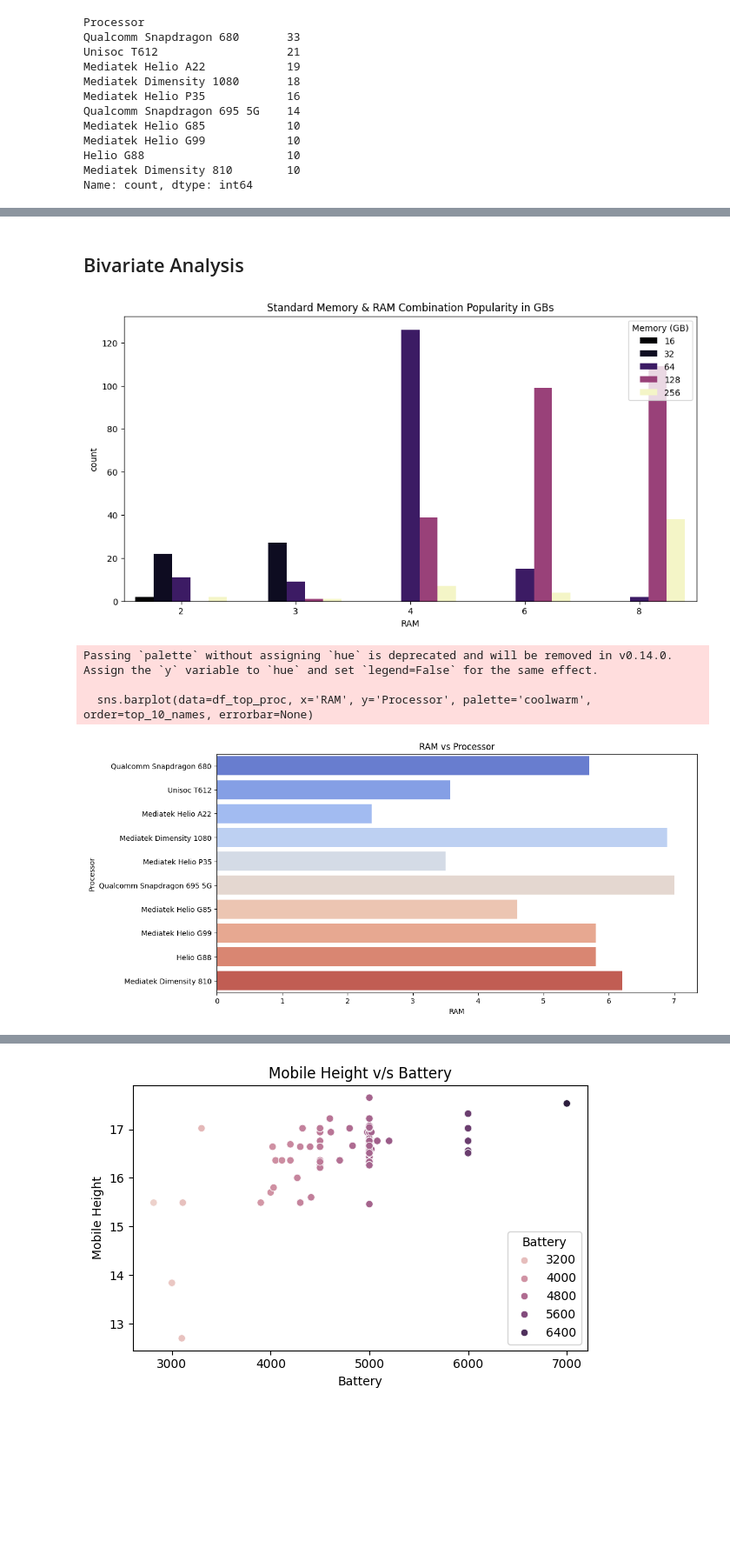
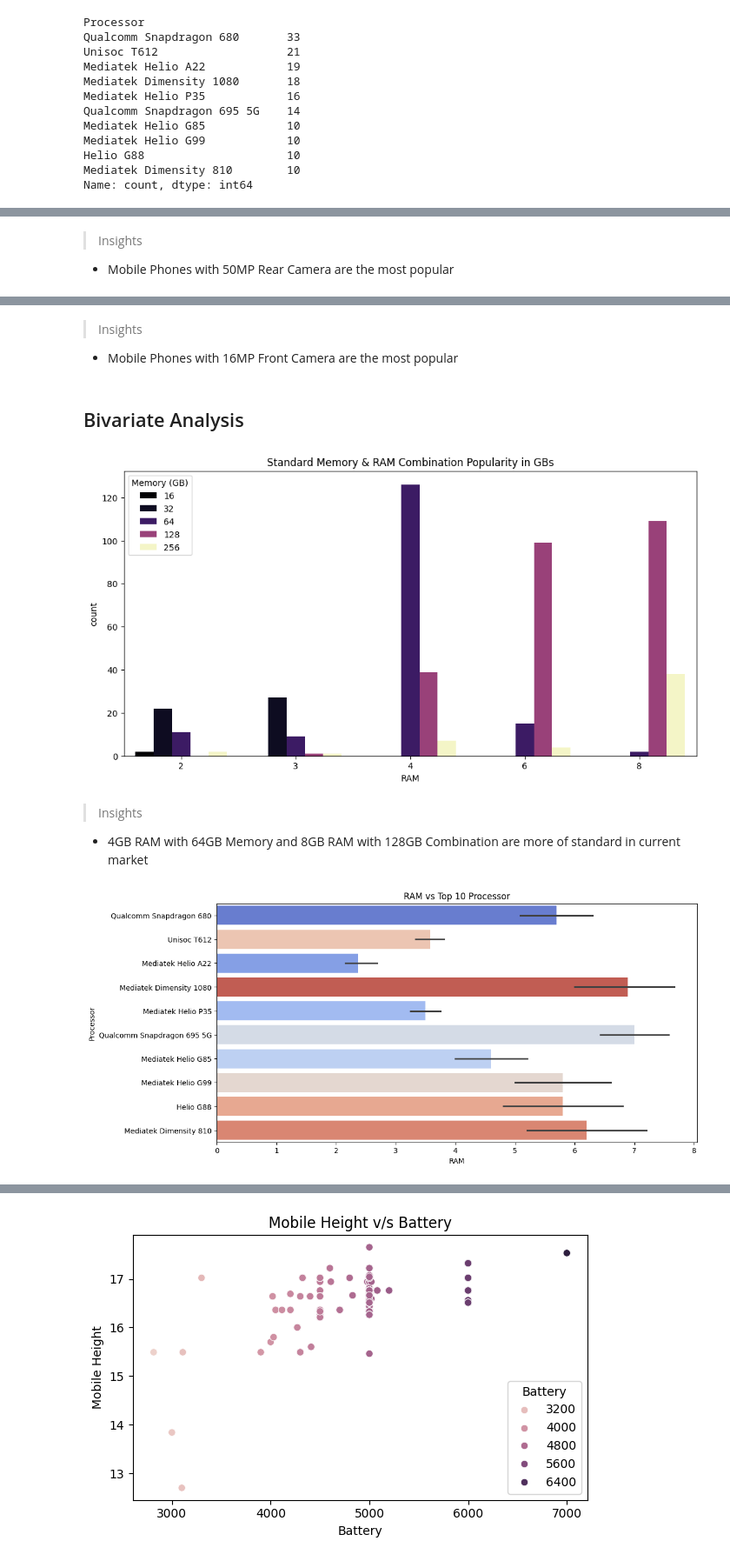
Before and after one commit to sanskar127/project4-nhis, a Jupyter notebook: analysis.ipynb, the cells around one changed output, grey strips where cells are left out. Shown at 87% size. Saved outputs shown, nothing was run; the diff lists cells and outputs as text; code cells hidden in the pictures; blank space fills up the shorter version.

```diff
--- a/analysis.ipynb
+++ b/analysis.ipynb
@@ -349,6 +380,9 @@ Rear Camera
 32MP       2
 16MP       1
 Name: count, dtype: int64
+# %% [markdown]
+> Insights
+- Mobile Phones with 50MP Rear Camera are the most popular
 # %%
 # Front Camera
 fig = plt.figure(figsize=(10, 6))
@@ -377,6 +411,9 @@ Front Camera
 20MP      2
 44MP      2
 Name: count, dtype: int64
+# %% [markdown]
+> Insights
+- Mobile Phones with 16MP Front Camera are the most popular
 # %% [markdown]
 ## Bivariate Analysis
 # %%
@@ -384,21 +421,21 @@ Name: count, dtype: int64
 plt.figure(figsize=(12, 6))
 sns.countplot(data=df, x='RAM', hue='Memory', palette='magma')
 plt.title('Standard Memory & RAM Combination Popularity in GBs')
-plt.legend(title='Memory (GB)', loc='upper right')
+plt.legend(title='Memory (GB)', loc='upper left')
 plt.show()
 # %% [output]
-[figure, old version]
+[figure, new version]
+# %% [markdown]
+> Insights
+- 4GB RAM with 64GB Memory and 8GB RAM with 128GB Combination are more of standard in current market
 # %%
-# RAM vs Processor - need fix
+# RAM vs Processor
 top_10_names = df['Processor'].value_counts().head(10).index
 df_top_proc = df[df['Processor'].isin(top_10_names)]
 
 plt.figure(figsize=(12, 6))
-sns.barplot(data=df_top_proc, x='RAM', y='Processor', palette='coolwarm', order=top_10_names, errorbar=None)
-plt.title('RAM vs Processor')
+sns.barplot(data=df_top_proc, x='RAM', y='Processor', hue='Processor', estimator='mean', palette='coolwarm', order=top_10_names)
+plt.title('RAM vs Top 10 Processor')
 plt.show()
 # %% [output]
-Passing `palette` without assigning `hue` is deprecated and will be removed in v0.14.0. Assign the `y` variable to `hue` and set `legend=False` for the same effect.
-
-  sns.barplot(data=df_top_proc, x='RAM', y='Processor', palette='coolwarm', order=top_10_names, errorbar=None)
-[figure, old version]
+[figure, new version]
```
Also changed, not shown: parts of 28 cells of this notebook, 1 other file.
